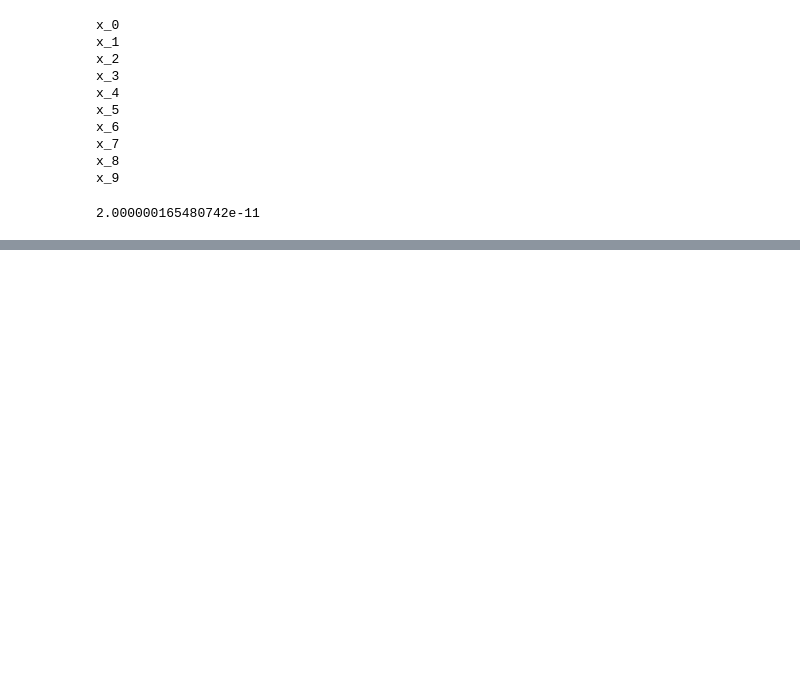
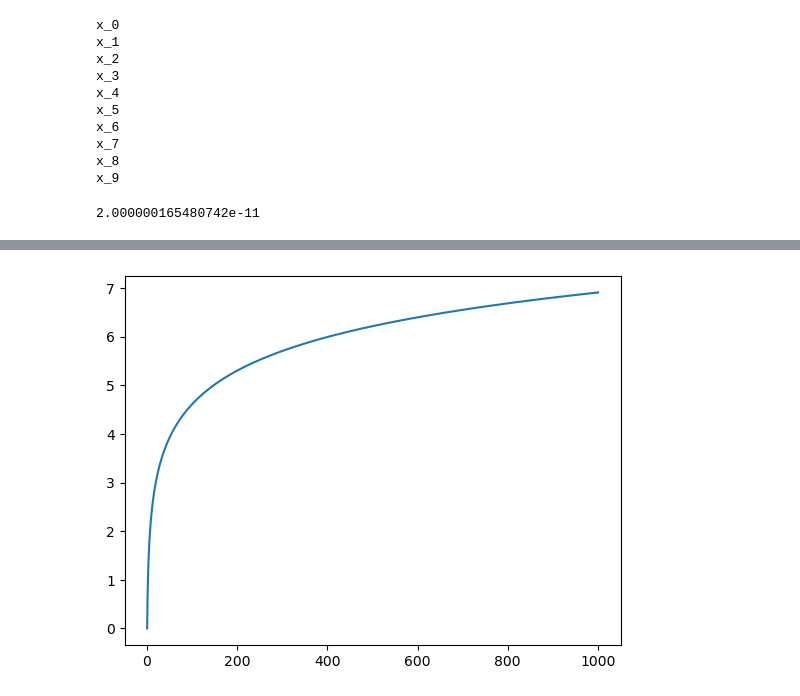
Before and after one commit to anasteisha26/FromScratch, a Jupyter notebook: GradientDescentByHand.ipynb, the cells around one changed output, grey strips where cells are left out. Drawn from its saved outputs; the diff is of its cells as text; code cells hidden in the pictures; blank space fills up the shorter version.

```diff
--- a/GradientDescentByHand.ipynb
+++ b/GradientDescentByHand.ipynb
@@ -131,0 +271,9 @@ derivative(func)
+# %%
+xs = np.linspace(1, 1000, 100000)
+# %%
+ys = [math.log(x) for x in xs]
+# %%
+plt.plot(xs, ys)
+plt.show()
+# %% [output]
+[figure, added]
```
Also changed, not shown: parts of 29 cells of this notebook.
